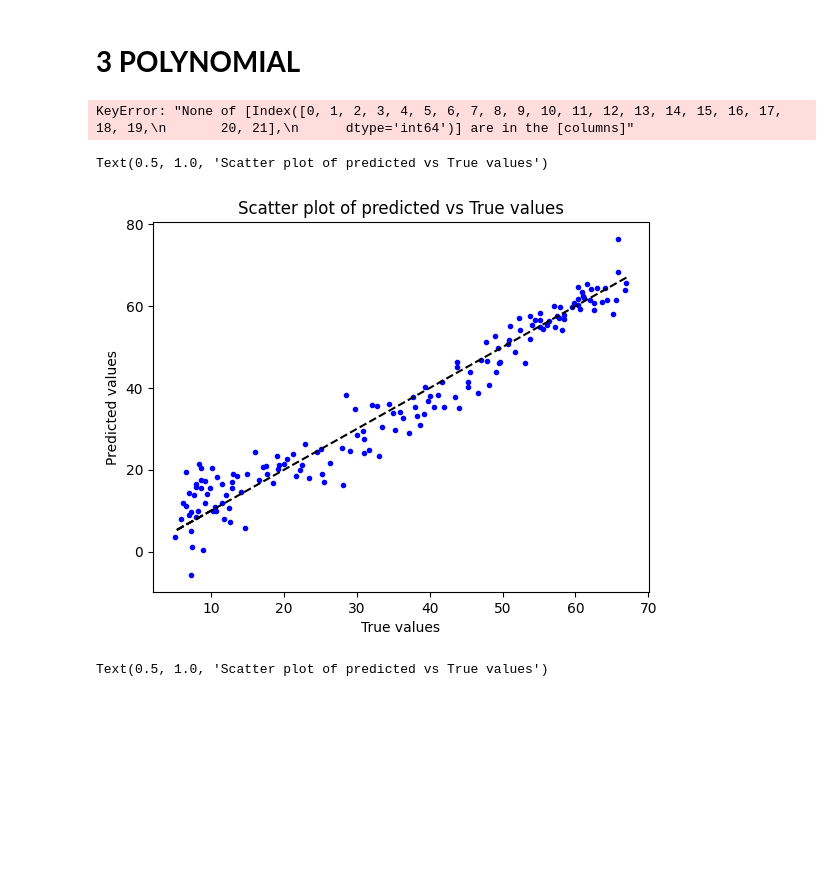
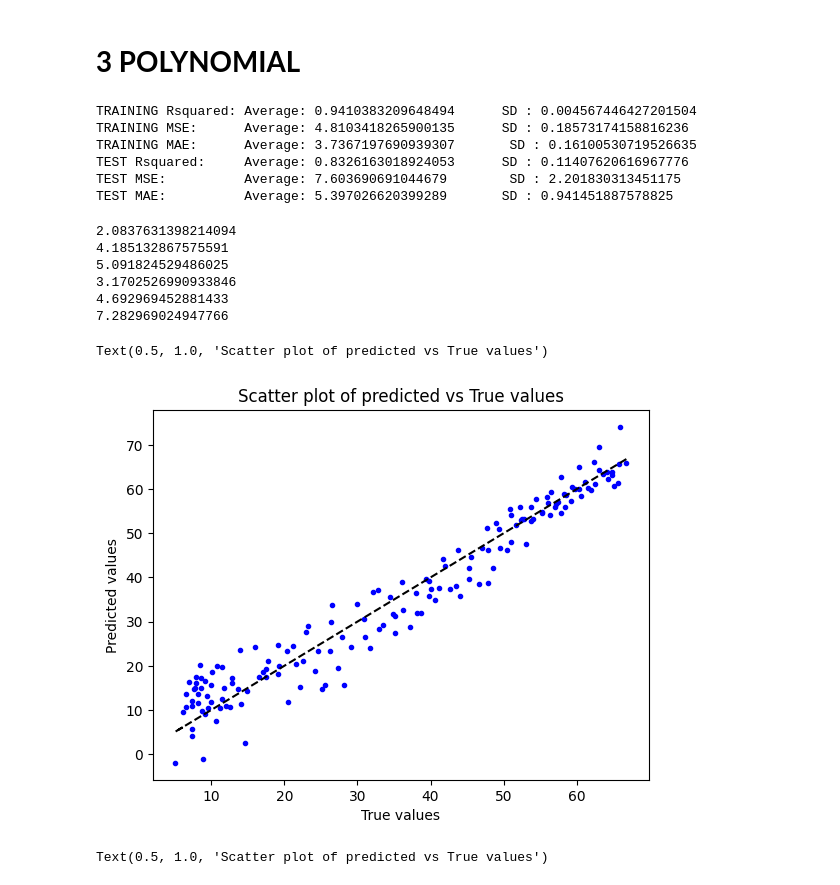
Before and after one commit to Ekissi/Ekissi, a Jupyter notebook: Machine_Learning_Models.ipynb, the cells around one changed output. Saved outputs shown, nothing was run; the diff lists cells and outputs as text; code cells hidden in the pictures; blank space fills up the shorter version.

```diff
--- a/Machine_Learning_Models.ipynb
+++ b/Machine_Learning_Models.ipynb
@@ -706,7 +707,7 @@ from sklearn.pipeline import make_pipeline
 Dataset=pd.read_excel('/content/drive/MyDrive/Colab Notebooks/features_selected_ok.xlsx')
 features=Dataset[['Erg','Eyb','Ecb','Ecr','Ea','Eb','Ehl','Etrg','Etyb','Etcb','Etcr','Eta','Etb','Ethl']]
 label=Y=Dataset['MC']
-
+features = np.array(features)
 features1 = features[range(22)]
 features2 = features[range(22,47)]
 features3 = features[range(47,69)]
@@ -753,11 +754,11 @@ for random_state in random_states:
     x_test =np.vstack((x1_test,x2_test,x3_test,x4_test,x5_test,x6_test,x7_test,x8_test,x9_test,x10_test))
     y_train = np.concatenate((y1_train,y2_train,y3_train,y4_train,y5_train,y6_train,y7_train,y8_train,y9_train,y10_train))
     y_test = np.concatenate((y1_test,y2_test,y3_test,y4_test,y5_test,y6_test,y7_test,y8_test,y9_test,y10_test))
-
+    scalertr = StandardScaler().fit(x_train)
+    x_train = scalertr.transform(x_train)
+    x_test = scalertr.transform(x_test)
     degree = 2
     poly_features = PolynomialFeatures(degree=degree)
-    scalertr = StandardScaler()
-    poly_features = scalertr.fit_transform(poly_features)
     poly_model = make_pipeline(poly_features , PCA(n_components=50),LinearRegression())
     model= poly_model.fit(x_train, y_train)
 
@@ -805,50 +806,83 @@ print("TEST Rsquared:","    Average:", average_Rsquared_tt,"","    SD :",standar
 print("TEST MSE:","         Average:", average_rmse_tt,"","      SD :",standard_deviation_rmse_tt)
 print("TEST MAE:","         Average:", average_mae_tt,"","     SD :",standard_deviation_mae_tt)
 # %% [output]
-KeyError: "None of [Index([0, 1, 2, 3, 4, 5, 6, 7, 8, 9, 10, 11, 12, 13, 14, 15, 16, 17, 18, 19,\n       20, 21],\n      dtype='int64')] are in the [columns]"
+TRAINING Rsquared: Average: 0.9410383209648494      SD : 0.004567446427201504
+TRAINING MSE:      Average: 4.8103418265900135      SD : 0.18573174158816236
+TRAINING MAE:      Average: 3.7367197690939307       SD : 0.16100530719526635
+TEST Rsquared:     Average: 0.8326163018924053      SD : 0.11407620616967776
+TEST MSE:          Average: 7.603690691044679        SD : 2.201830313451175
+TEST MAE:          Average: 5.397026620399289       SD : 0.941451887578825
 # %%
 # @title Polynomial Training plot
 import matplotlib.pyplot as plt
 #[10,20,30,40,50,60,70,80,90,100,150,200,250,300,350,400,450,500,550,600]
-random_states =150
+random_state =150
 
 x1_train,x1_test,y1_train,y1_test = train_test_split(features1,label1,test_size=0.2,random_state=random_state)
 x2_train,x2_test,y2_train,y2_test = train_test_split(features2,label2,test_size=0.2,random_state=random_state)
 x3_train,x3_test,y3_train,y3_test = train_test_split(features3,label3,test_size=0.2,random_state=random_state)
 x4_train,x4_test,y4_train,y4_test = train_test_split(features4,label4,test_size=0.2,random_state=random_state)
 x5_train,x5_test,y5_train,y5_test = train_test_split(features5,label5,test_size=0.2,random_state=random_state)
 x6_train,x6_test,y6_train,y6_test = train_test_split(features6,label6,test_size=0.2,random_state=random_state)
 x7_train,x7_test,y7_train,y7_test = train_test_split(features7,label7,test_size=0.2,random_state=random_state)
 x8_train,x8_test,y8_train,y8_test = train_test_split(features8,label8,test_size=0.2,random_state=random_state)
 x9_train,x9_test,y9_train,y9_test = train_test_split(features9,label9,test_size=0.2,random_state=random_state)
 x10_train,x10_test,y10_train,y10_test = train_test_split(features10,label10,test_size=0.2,random_state=random_state)
 x_train=np.vstack((x1_train,x2_train,x3_train,x4_train,x5_train,x6_train,x7_train,x8_train,x9_train,x10_train))
 x_test =np.vstack((x1_test,x2_test,x3_test,x4_test,x5_test,x6_test,x7_test,x8_test,x9_test,x10_test))
 y_train = np.concatenate((y1_train,y2_train,y3_train,y4_train,y5_train,y6_train,y7_train,y8_train,y9_train,y10_train))
 y_test = np.concatenate((y1_test,y2_test,y3_test,y4_test,y5_test,y6_test,y7_test,y8_test,y9_test,y10_test))
-
+scalertr = StandardScaler().fit(x_train)
+x_train = scalertr.transform(x_train)
+x_test = scalertr.transform(x_test)
 degree = 2
 poly_features = PolynomialFeatures(degree=degree)
 poly_model = make_pipeline(poly_features , PCA(n_components=50),LinearRegression())
-model= poly_model.fit(x_train, y_train)
+model_poly= poly_model.fit(x_train, y_train)
 
 #TRAINING MODEL
-y_pred = model.predict(x_train)
-
+y_pred = model_poly.predict(x_train)
+dif_mc = abs(y_pred - y_train)
+y_train = np.array(y_train)
+m = dif_mc[np.where(y_train > 50)]
+n = dif_mc[np.where((y_train > 15) & (y_train < 50))]
+t = dif_mc[np.where(y_train < 15)]
+mae1 = m.mean()
+mae2 = n.mean()
+mae3 = t.mean()
+print(mae1)
+print(mae2)
+print(mae3)
 # MODEL TESTING
-x_test_pca = pca.transform(x_test)
-y_pred_test = model.predict(x_test)
+y_pred_test = model_poly.predict(x_test)
+dif_mc_tt = abs(y_pred_test - y_test)
+y_test = np.array(y_test)
+m = dif_mc_tt[np.where(y_test > 50)]
+n = dif_mc_tt[np.where((y_test > 15) & (y_test < 50))]
+t = dif_mc_tt[np.where(y_test < 15)]
+mae1_tt = m.mean()
+mae2_tt = n.mean()
+mae3_tt = t.mean()
+print(mae1_tt)
+print(mae2_tt)
+print(mae3_tt)
 
 plt.scatter(y_train,y_pred,color='blue',marker='.')
 plt.plot(y_train, y_train, color='black',linestyle = '--')
 plt.xlabel('True values')
 plt.ylabel('Predicted values')
 plt.title('Scatter plot of predicted vs True values')
 #plt.savefig('Scatter_plot_training_RIDGE_AP.jpg')
 #plt.show()
 # %% [output]
-Text(0.5, 1.0, 'Scatter plot of predicted vs True values')
+2.0837631398214094
+4.185132867575591
+5.091824529486025
+3.1702526990933846
+4.692969452881433
+7.282969024947766
+Text(0.5, 1.0, 'Scatter plot of predicted vs True values')
-[figure, old version]
+[figure, new version]
 # %%
 # @title Polynomial Testing plot
 import matplotlib.pyplot as plt
```
Also changed, not shown: parts of 10 cells of this notebook.
